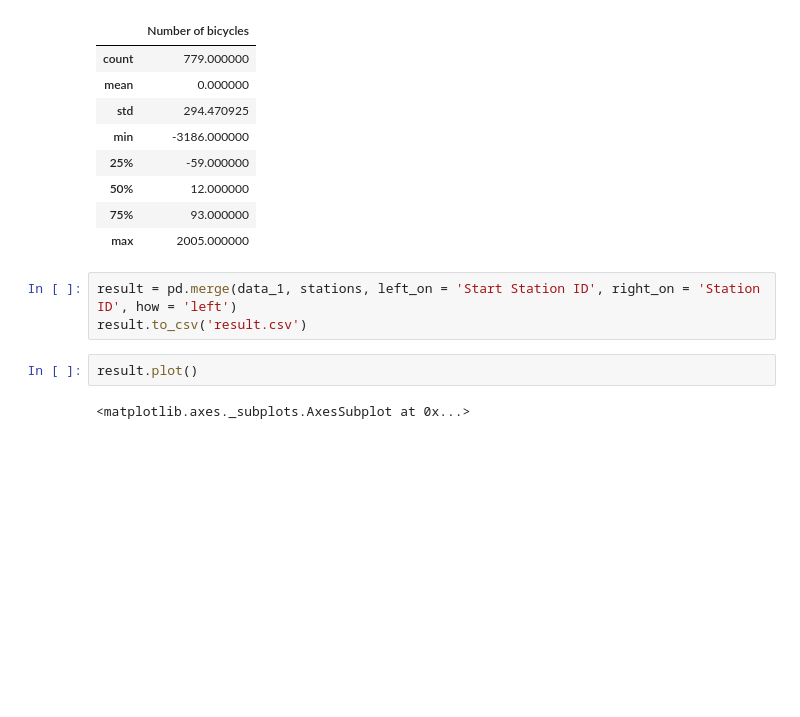
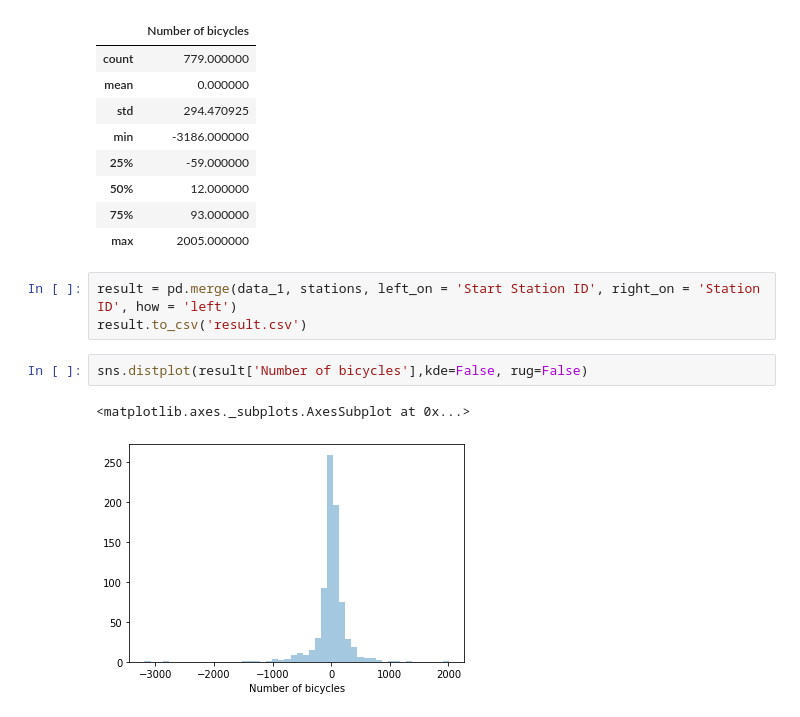
Before and after one commit to sunnight9507/4_2_-Data_Visualization, a Jupyter notebook: 영국_자전거/HW1.ipynb, the cells around one changed output. Drawn from its saved outputs; the diff is of its cells as text; blank space fills up the shorter version.

```diff
--- a/영국_자전거/HW1.ipynb
+++ b/영국_자전거/HW1.ipynb
@@ -102,7 +102,8 @@ data_1.describe()
 # %%
 result = pd.merge(data_1, stations, left_on = 'Start Station ID', right_on = 'Station ID', how = 'left')
 result.to_csv('result.csv')
-# %%
-result.plot()
-# %% [output]
-<matplotlib.axes._subplots.AxesSubplot at 0x...>
+# %%
+sns.distplot(result['Number of bicycles'],kde=False, rug=False)
+# %% [output]
+<matplotlib.axes._subplots.AxesSubplot at 0x...>
+[figure, added]
```
Also changed, not shown: parts of 16 cells of this notebook.
